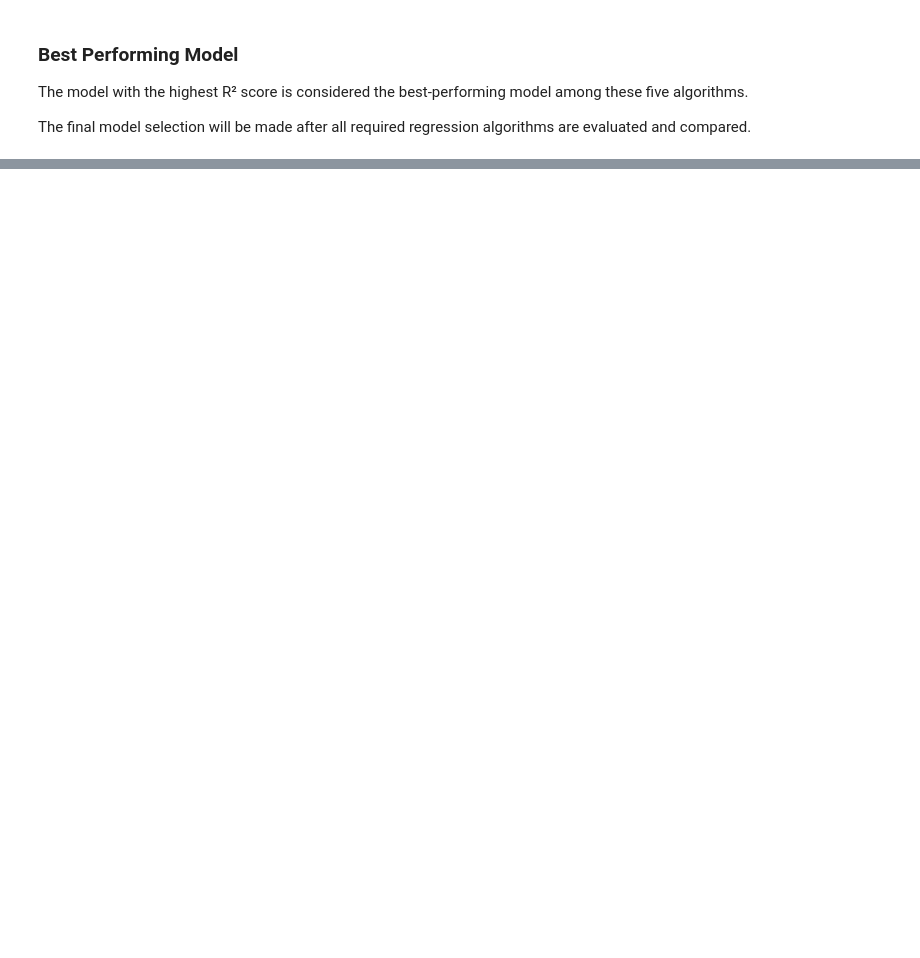
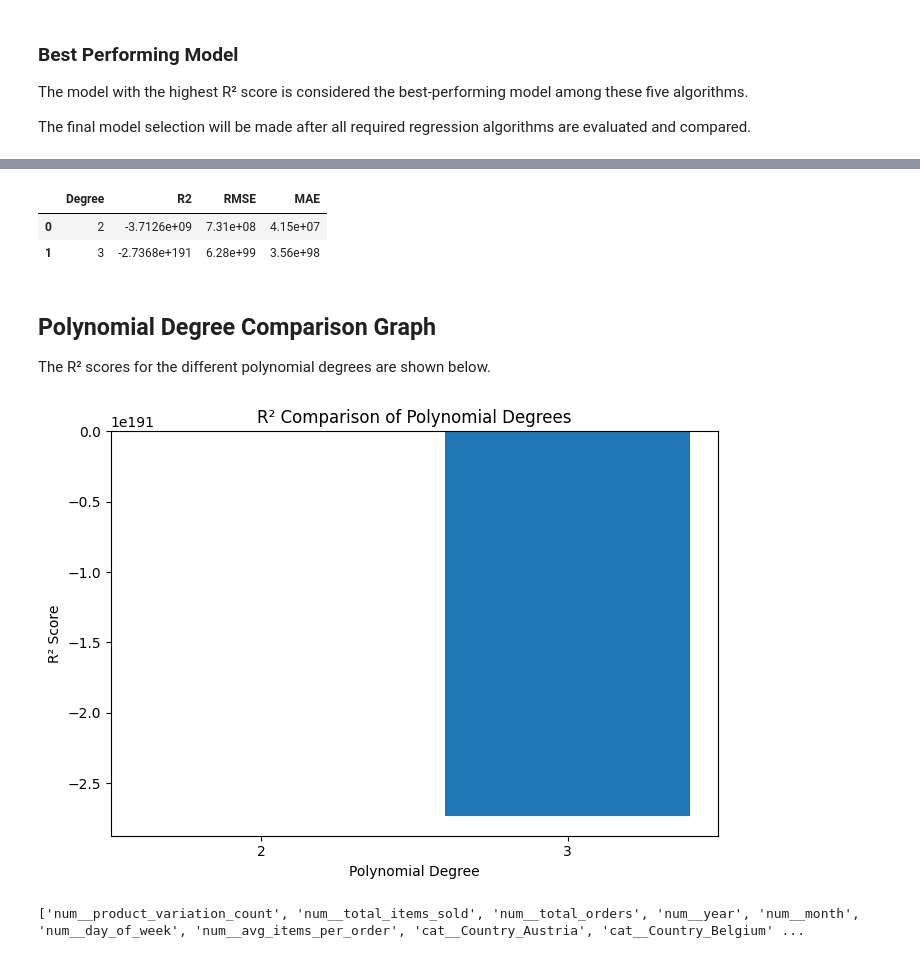
Before and after one commit to MR7star/ML-Capstone-Project, a Jupyter notebook: notebooks/regression.ipynb, the cells around one changed output, grey strips where cells are left out. Saved outputs shown, nothing was run; the diff lists cells and outputs as text; code cells hidden in the pictures; blank space fills up the shorter version.

```diff
--- a/notebooks/regression.ipynb
+++ b/notebooks/regression.ipynb
@@ -1205,0 +1338,69 @@ R2 score: 0.8427
+# %%
+polynomial_results = []
+
+for degree in [2, 3]:
+
+    model = Pipeline([
+        ("polynomial_features",
+         PolynomialFeatures(
+             degree=degree,
+             include_bias=False
+         )),
+        ("linear_regression",
+         LinearRegression())
+    ])
+
+    model.fit(X_train_scaled, y_train)
+
+    pred_log = model.predict(X_test_scaled)
+    pred = np.expm1(pred_log)
+    pred = np.maximum(pred, 0)
+
+    r2 = r2_score(y_test_original, pred)
+    rmse = np.sqrt(mean_squared_error(y_test_original, pred))
+    mae = mean_absolute_error(y_test_original, pred)
+
+    polynomial_results.append({
+        "Degree": degree,
+        "R2": r2,
+        "RMSE": rmse,
+        "MAE": mae
+    })
+
+polynomial_comparison = pd.DataFrame(polynomial_results)
+
+display(
+    polynomial_comparison.style.format({
+        "R2": "{:.4e}",
+        "RMSE": "{:.2e}",
+        "MAE": "{:.2e}"
+    })
+)
+# %% [output]
+|  | Degree | R2 | RMSE | MAE |
+| 0 | 2 | -3.7126e+09 | 7.31e+08 | 4.15e+07 |
+| 1 | 3 | -2.7368e+191 | 6.28e+99 | 3.56e+98 |
+# %% [markdown]
+## Polynomial Degree Comparison Graph
+
+The R² scores for the different polynomial degrees are shown below.
+# %%
+plt.figure(figsize=(7, 5))
+
+plt.bar(
+    polynomial_comparison["Degree"].astype(str),
+    polynomial_comparison["R2"]
+)
+
+plt.title("R² Comparison of Polynomial Degrees")
+plt.xlabel("Polynomial Degree")
+plt.ylabel("R² Score")
+
+plt.tight_layout()
+plt.show()
+# %% [output]
+[figure, added]
+# %%
+print(X_train_scaled.columns.tolist())
+# %% [output]
+['num__product_variation_count', 'num__total_items_sold', 'num__total_orders', 'num__year', 'num__month', 'num__day_of_week', 'num__avg_items_per_order', 'cat__Country_Austria', 'cat__Country_Belgium' ...
```
Also changed, not shown: parts of 9 cells of this notebook.
